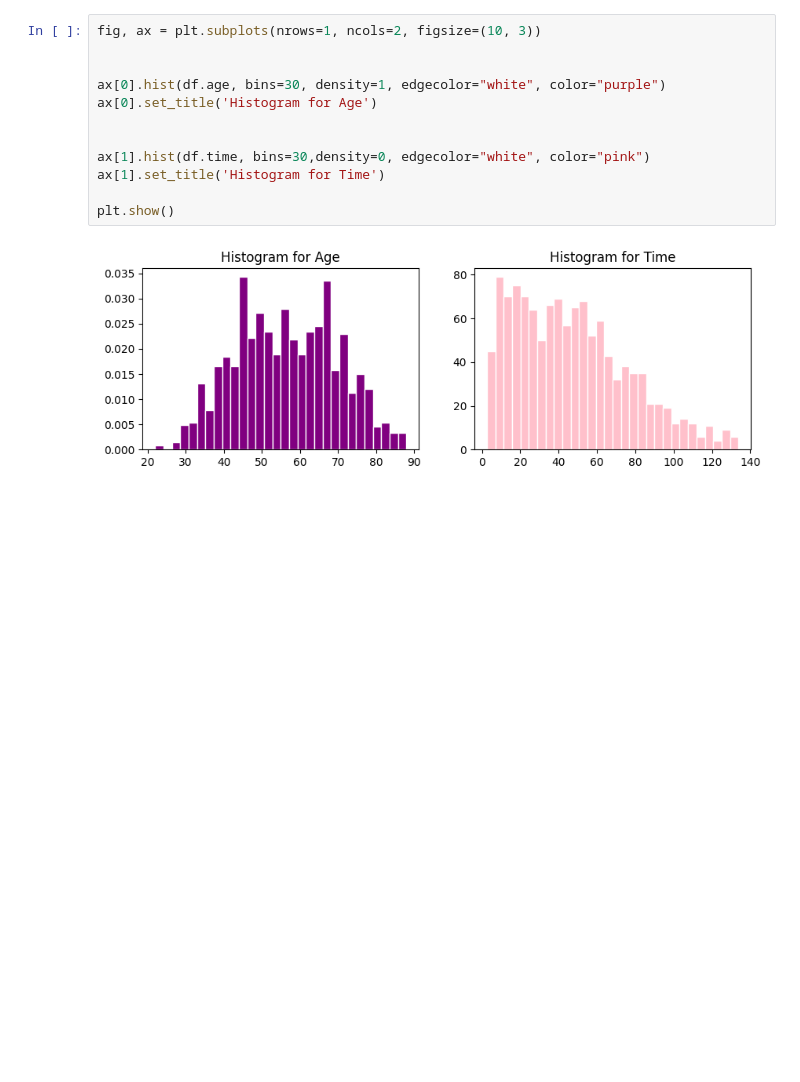
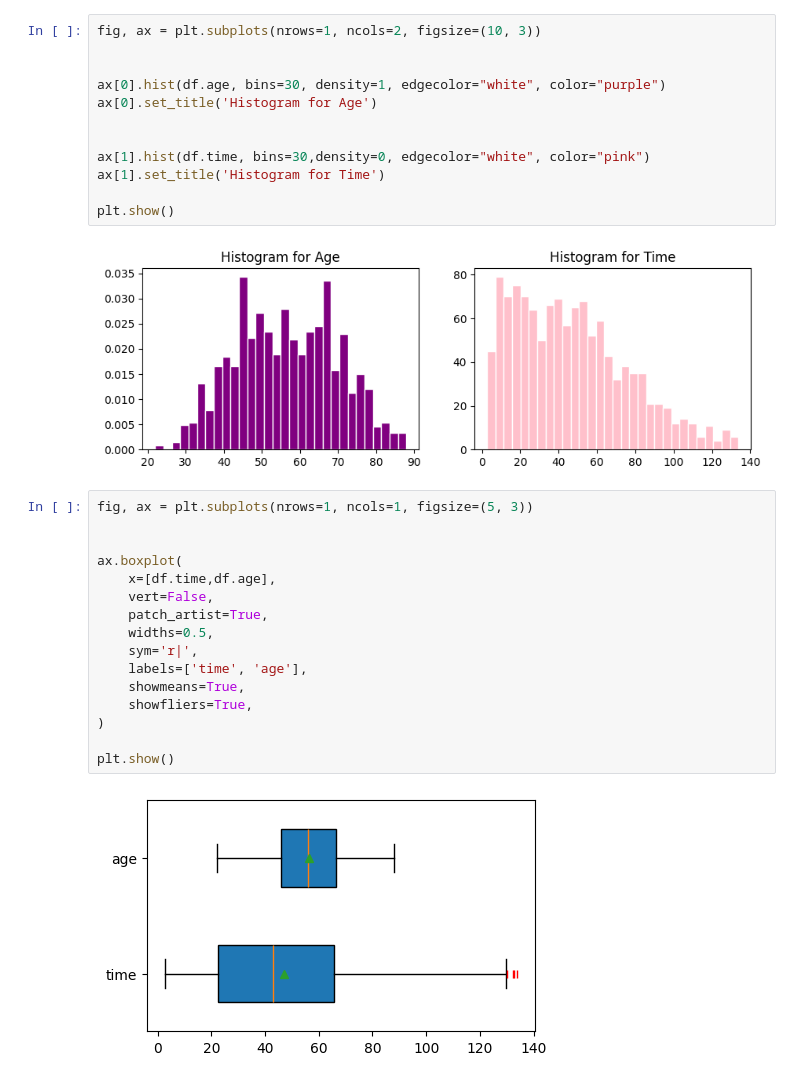
Before and after one commit to aryanssd/-sixteenth-exercices-for-loop, a Jupyter notebook: descriptive-statics.ipynb, the cells around one changed output. Drawn from its saved outputs; the diff is of its cells as text; blank space fills up the shorter version.

Commit message:
Kaggle Notebook | Descriptive Statics | boxplot

```diff
--- a/descriptive-statics.ipynb
+++ b/descriptive-statics.ipynb
@@ -289,3 +289,21 @@ ax[1].set_title('Histogram for Time')
 plt.show()
 # %% [output]
 [figure]
+# %%
+fig, ax = plt.subplots(nrows=1, ncols=1, figsize=(5, 3))
+
+
+ax.boxplot(
+    x=[df.time,df.age],
+    vert=False,
+    patch_artist=True,
+    widths=0.5,
+    sym='r|',
+    labels=['time', 'age'],
+    showmeans=True,
+    showfliers=True,
+)
+
+plt.show()
+# %% [output]
+[figure, added]
```
